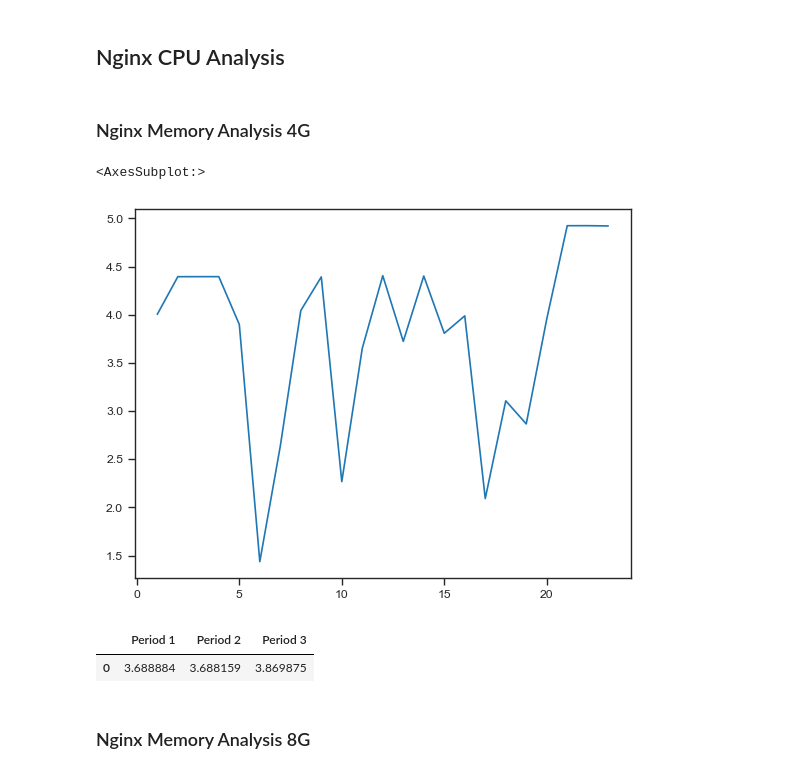
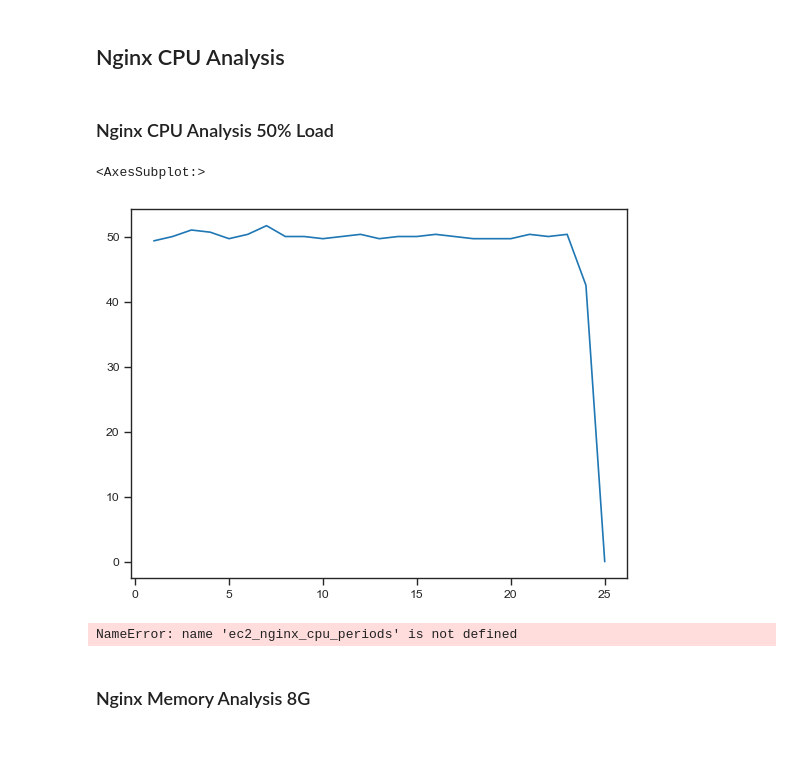
Before and after one commit to sanoguzhan/irp, a Jupyter notebook: eda_cpu.ipynb, the cells around one changed output. Saved outputs shown, nothing was run; the diff lists cells and outputs as text; code cells hidden in the pictures; blank space fills up the shorter version.

Commit message:
ec2 nginx cpu data

```diff
--- a/eda_cpu.ipynb
+++ b/eda_cpu.ipynb
@@ -182,40 +182,38 @@ vm_apache_cpu_average
 # %% [markdown]
 ## Nginx CPU Analysis
 # %% [markdown]
-### Nginx Memory Analysis 4G
+### Nginx CPU Analysis 50% Load
 # %%
-# Nginx memory 4G analysis
 
-ec2_df_nginx_memory_4G_1 = pd.read_csv(ec2_nginx_memory_data["vmstats-4G-1"])
-ec2_df_nginx_memory_4G_2 = pd.read_csv(ec2_nginx_memory_data["vmstats-4G-2"])
-ec2_df_nginx_memory_4G_3= pd.read_csv(ec2_nginx_memory_data["vmstats-4G-3"])
+ec2_df_nginx_cpu_1 = pd.read_csv(ec2_nginx_cpu_data["vmstats-2C50-1"], skiprows=1)
+ec2_df_nginx_cpu_2 = pd.read_csv(ec2_nginx_cpu_data["vmstats-2C50-2"],skiprows=1)
+ec2_df_nginx_cpu_3= pd.read_csv(ec2_nginx_cpu_data["vmstats-2C50-3"],skiprows=1)
 
 
 # Remove first and last point as they are not representative
 n=1
-ec2_df_nginx_memory_4G_1.drop(ec2_df_nginx_memory_4G_1.tail(2).index,inplace=True)
-ec2_df_nginx_memory_4G_1.drop(ec2_df_nginx_memory_4G_1.head(n).index,inplace=True)
+ec2_df_nginx_cpu_1.drop(ec2_df_nginx_cpu_1.tail(n).index,inplace=True)
+ec2_df_nginx_cpu_1.drop(ec2_df_nginx_cpu_1.head(n).index,inplace=True)
 
-ec2_df_nginx_memory_4G_2.drop(ec2_df_nginx_memory_4G_2.tail(2).index,inplace=True)
-ec2_df_nginx_memory_4G_2.drop(ec2_df_nginx_memory_4G_2.head(n).index,inplace=True)
+ec2_df_nginx_cpu_2.drop(ec2_df_nginx_cpu_2.tail(n).index,inplace=True)
+ec2_df_nginx_cpu_2.drop(ec2_df_nginx_cpu_2.head(n).index,inplace=True)
 
-ec2_df_nginx_memory_4G_3.drop(ec2_df_nginx_memory_4G_3.tail(n).index,inplace=True)
-ec2_df_nginx_memory_4G_3.drop(ec2_df_nginx_memory_4G_3.head(n).index,inplace=True)
+ec2_df_nginx_cpu_3.drop(ec2_df_nginx_cpu_3.tail(n).index,inplace=True)
+ec2_df_nginx_cpu_3.drop(ec2_df_nginx_cpu_3.head(n).index,inplace=True)
-# %%
-ec2_nginx_memory_4G_periods ={'Period 1': ec2_df_nginx_memory_4G_1["K used memory"] /1_000_000,
-    'Period 2': ec2_df_nginx_memory_4G_2["K used memory"] /1_000_000,
-    'Period 3': ec2_df_nginx_memory_4G_3["K used memory"] /1_000_000}
-ec2_nginx_memory_4G_total_average = pd.DataFrame(ec2_nginx_memory_4G_periods).mean(axis=1)
-ec2_nginx_memory_4G_total_average.plot()
-# %% [output]
-<AxesSubplot:>
-[figure, removed]
+# %%
+ec2_nginx_cpu_periods ={'Period 1': 100 - ec2_df_nginx_cpu_1["id"] ,
+    'Period 2': 100 - ec2_df_nginx_cpu_2["id"] ,
+    'Period 3': 100 - ec2_df_nginx_cpu_3["id"] }
+ec2_nginx_cpu_total_average = pd.DataFrame(ec2_nginx_cpu_periods).mean(axis=1)
+ec2_nginx_cpu_total_average.plot()
+# %% [output]
+<AxesSubplot:>
+[figure, added]
 # %%
-ec2_nginx_memory_4G_average = pd.DataFrame(pd.DataFrame(ec2_nginx_memory_4G_periods).mean()).transpose()
-ec2_nginx_memory_4G_average
+ec2_nginx_cpu_average = pd.DataFrame(pd.DataFrame(ec2_nginx_cpu_periods).mean()).transpose()
+ec2_nginx_cpu_average
 # %% [output]
-|  | Period 1 | Period 2 | Period 3 |
-| 0 | 3.688884 | 3.688159 | 3.869875 |
+NameError: name 'ec2_nginx_cpu_periods' is not defined
 # %% [markdown]
 ### Nginx Memory Analysis 8G
 # %%
```
Also changed, not shown: 1 other file.
